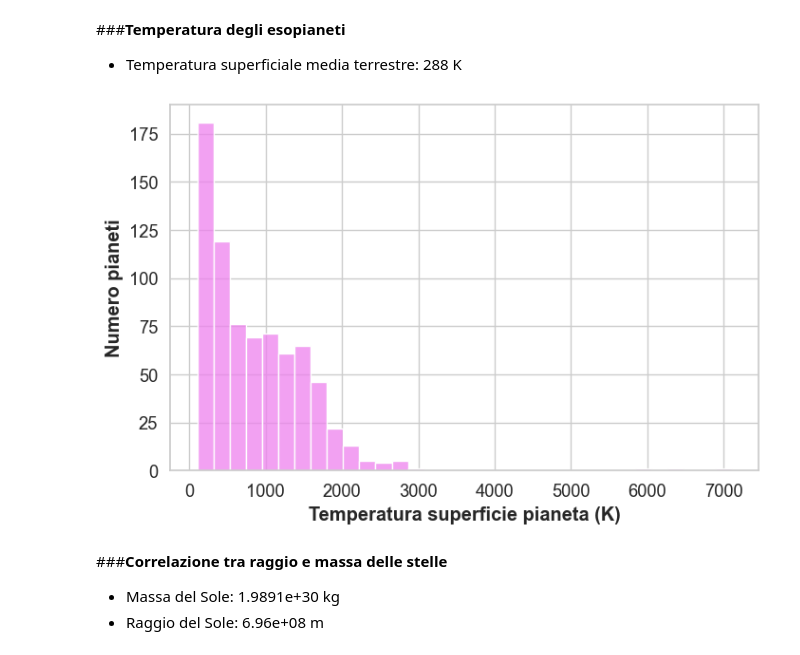
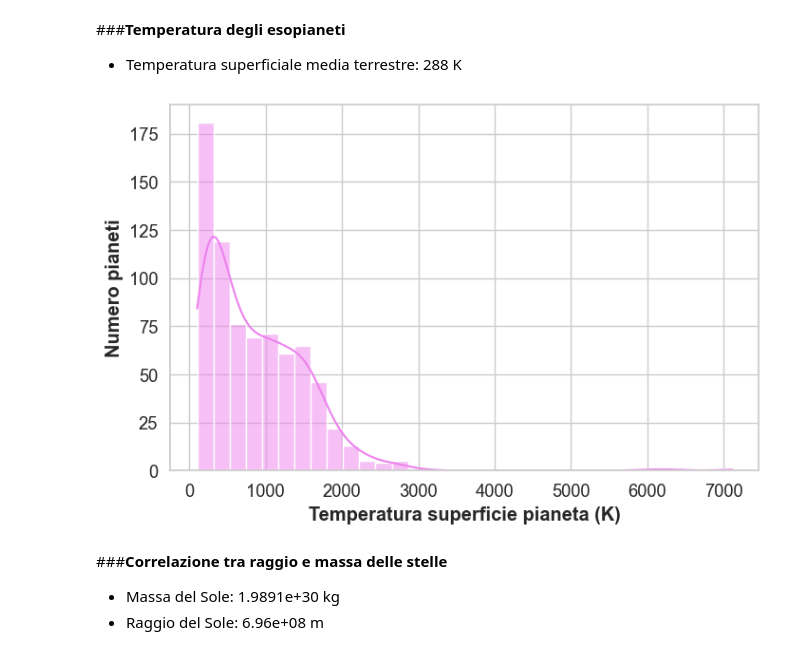
Before and after one commit to elisa-tomat/Progetto-datascience-esopianeti, a Jupyter notebook: Analisi_esopianeti.ipynb, the cells around one changed output. Drawn from its saved outputs; the diff is of its cells as text; code cells hidden in the pictures.

```diff
--- a/Analisi_esopianeti.ipynb
+++ b/Analisi_esopianeti.ipynb
@@ -109,10 +115,10 @@ tf.set_ylabel("Tipo di sistema", fontweight='bold');
 # %%
 plt.figure(figsize = (8, 5) )
 plt.xlabel("Temperatura superficie pianeta (K)", fontweight='bold')
 plt.ylabel("Numero pianeti", fontweight='bold')
-temp = sns.histplot(df["SurfaceTempK"], color='violet' );
+temp = sns.histplot(df["SurfaceTempK"], color='violet' , kde=True);
 # %% [output]
-[figure, old version]
+[figure, new version]
 # %% [markdown]
 ###**Correlazione tra raggio e massa delle stelle**
 - Massa del Sole: 1.9891e+30 kg
```
Also changed, not shown: parts of 2 cells of this notebook, 1 other file.
